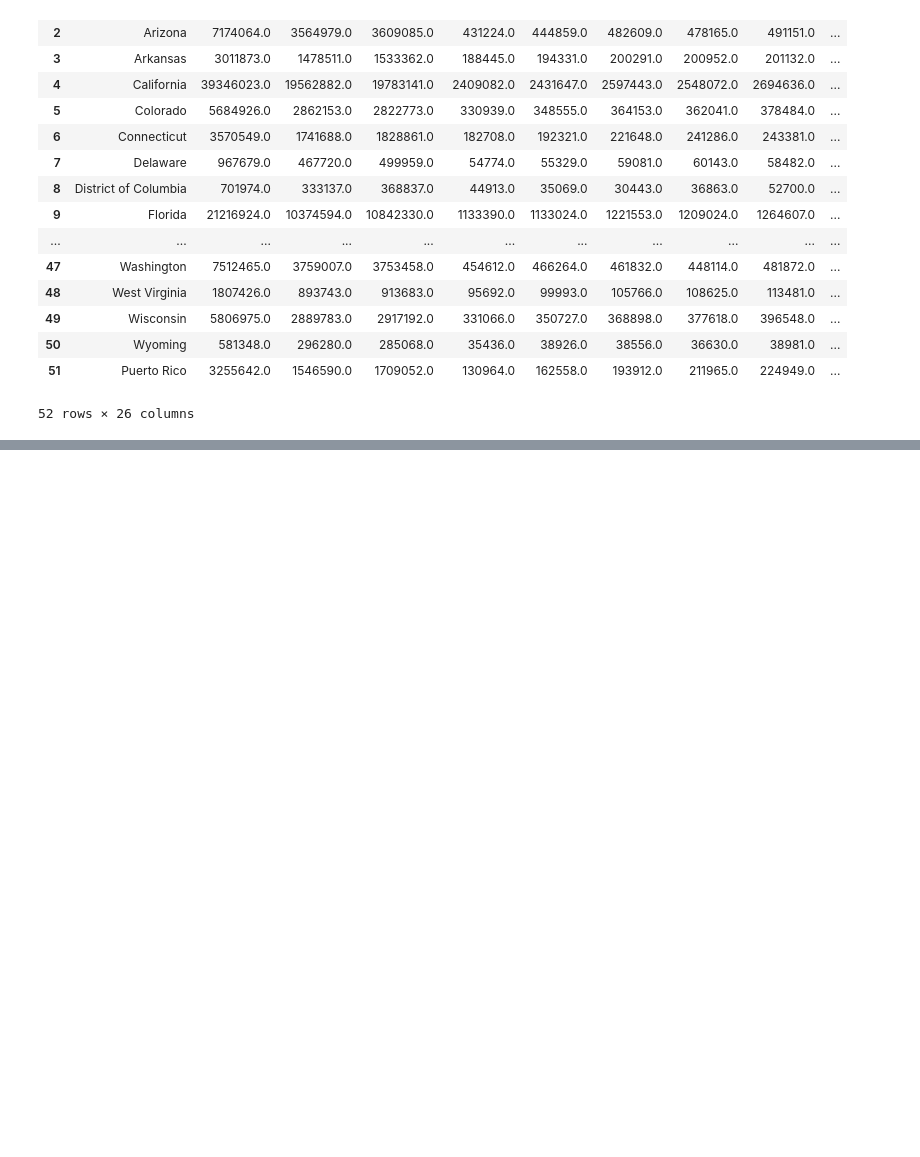
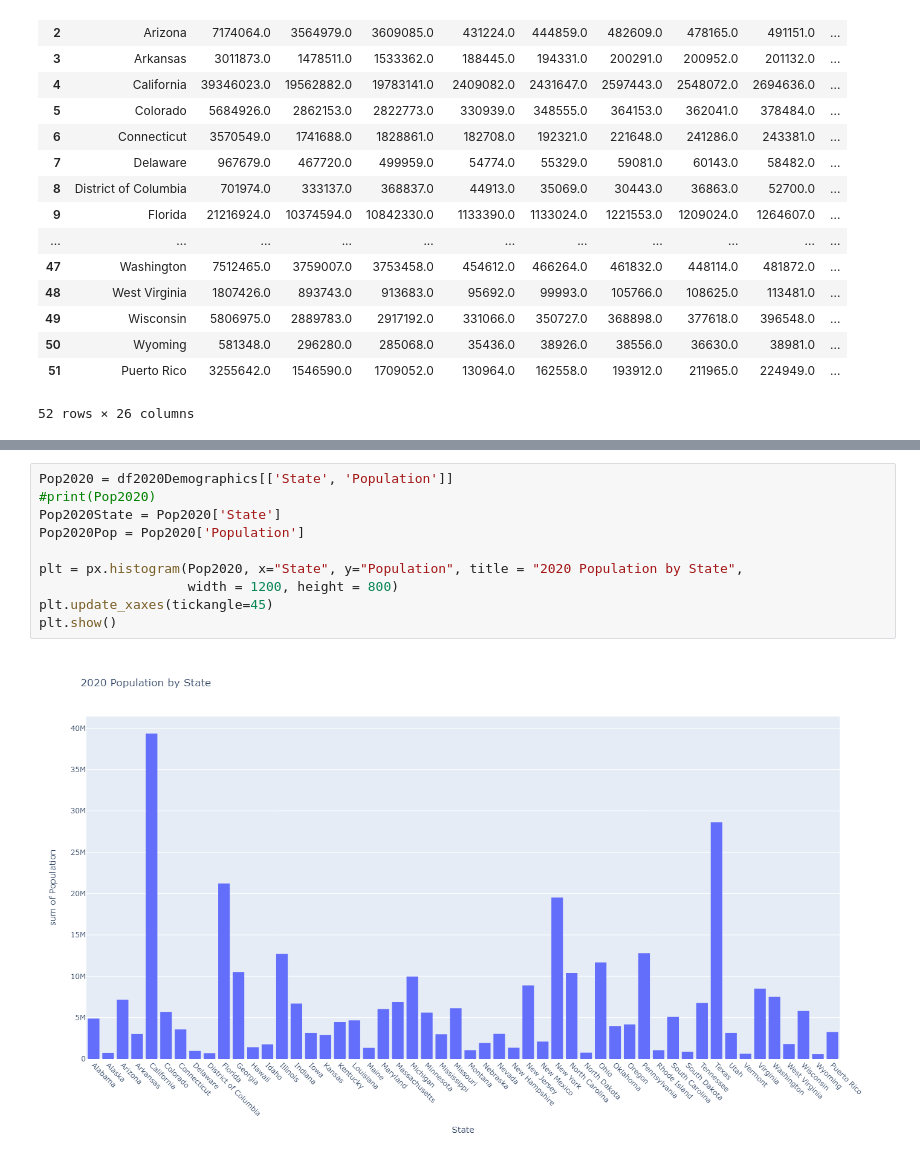
Before and after one commit to BlakeRivers25/SCDV490-FinalProject-BlakeRivers, a Jupyter notebook: test_cases.ipynb, the cells around one changed output, grey strips where cells are left out. Cells and saved outputs as stored; diff of their text form; blank space fills up the shorter version.

```diff
--- a/test_cases.ipynb
+++ b/test_cases.ipynb
@@ -149,0 +301,12 @@ df2020Demographics
+# %%
+Pop2020 = df2020Demographics[['State', 'Population']]
+#print(Pop2020)
+Pop2020State = Pop2020['State']
+Pop2020Pop = Pop2020['Population']
+
+plt = px.histogram(Pop2020, x="State", y="Population", title = "2020 Population by State",
+                   width = 1200, height = 800)
+plt.update_xaxes(tickangle=45)
+plt.show()
+# %% [output]
+[figure, added]
```
Also changed, not shown: parts of 13 cells of this notebook.
